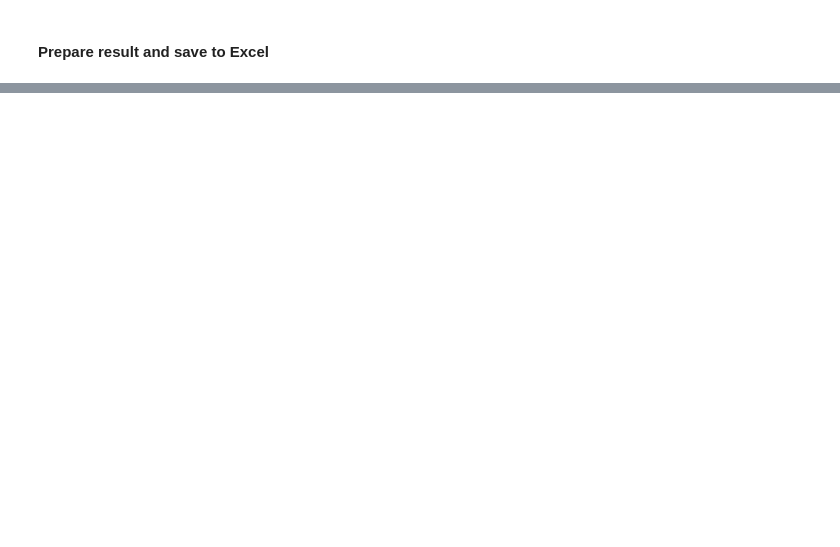
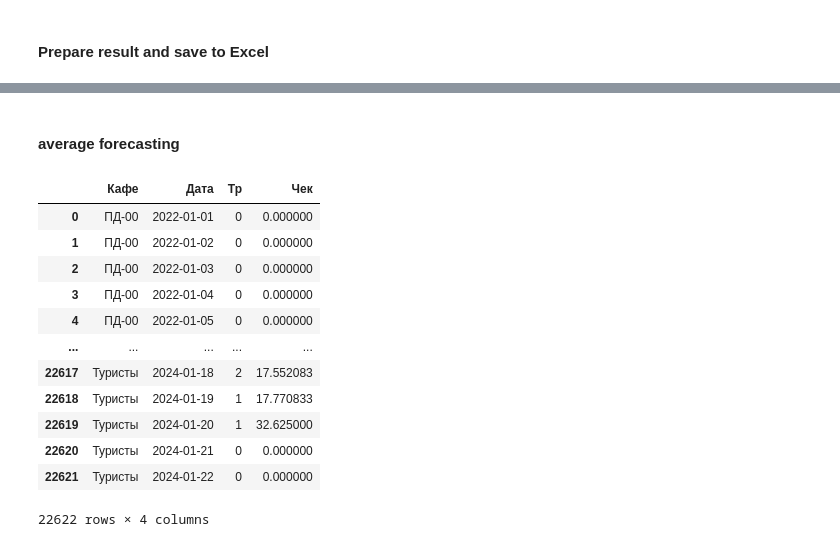
Before and after one commit to grigory-zhovtun/revenue-forecasting, a Jupyter notebook: forec_with_prophet.ipynb, the cells around one changed output, grey strips where cells are left out. Saved outputs shown, nothing was run; the diff lists cells and outputs as text; code cells hidden in the pictures; blank space fills up the shorter version.

```diff
--- a/forec_with_prophet.ipynb
+++ b/forec_with_prophet.ipynb
@@ -69,3 +177,5 @@ pivot_df
 pivot_df['ТО'] = pivot_df['Тр'] * pivot_df['Чек']
 # %%
 pivot_df.to_excel('forecast_revenue.xlsx', index=False)
+# %% [markdown]
+#### average forecasting
@@ -71,0 +204,16 @@ pivot_df.to_excel('forecast_revenue.xlsx', index=False)
+# %%
+df
+# %% [output]
+|  | Кафе | Дата | Тр | Чек |
+| 0 | ПД-00 | 2022-01-01 | 0 | 0.000000 |
+| 1 | ПД-00 | 2022-01-02 | 0 | 0.000000 |
+| 2 | ПД-00 | 2022-01-03 | 0 | 0.000000 |
+| 3 | ПД-00 | 2022-01-04 | 0 | 0.000000 |
+| 4 | ПД-00 | 2022-01-05 | 0 | 0.000000 |
+| ... | ... | ... | ... | ... |
+| 22617 | Туристы | 2024-01-18 | 2 | 17.552083 |
+| 22618 | Туристы | 2024-01-19 | 1 | 17.770833 |
+| 22619 | Туристы | 2024-01-20 | 1 | 32.625000 |
+| 22620 | Туристы | 2024-01-21 | 0 | 0.000000 |
+| 22621 | Туристы | 2024-01-22 | 0 | 0.000000 |
+22622 rows × 4 columns
```
Also changed, not shown: parts of 13 cells of this notebook.
